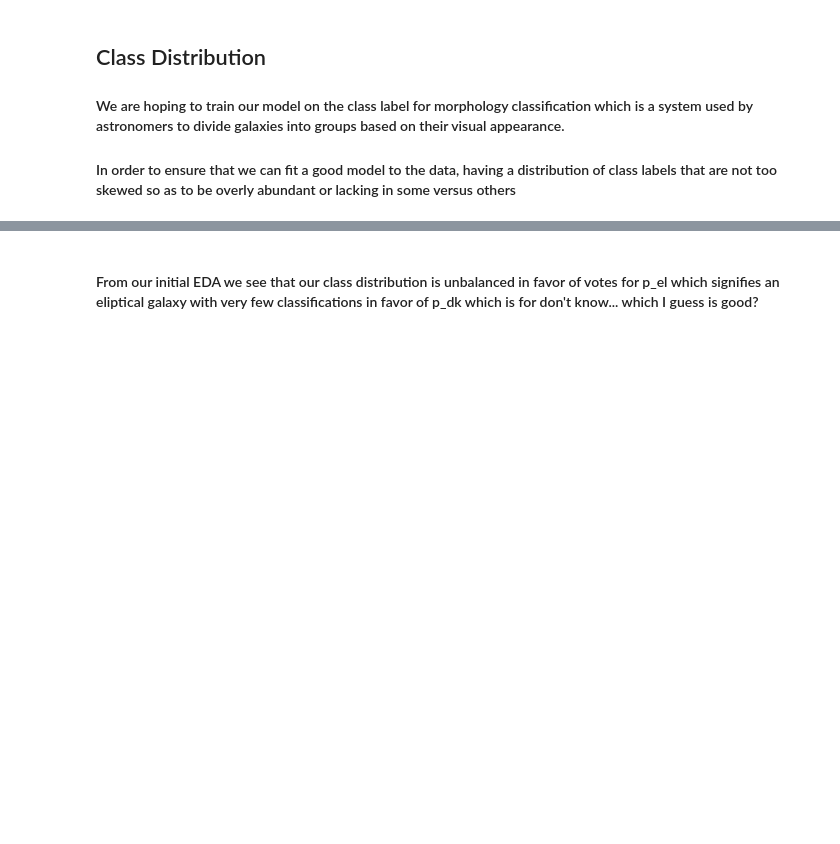
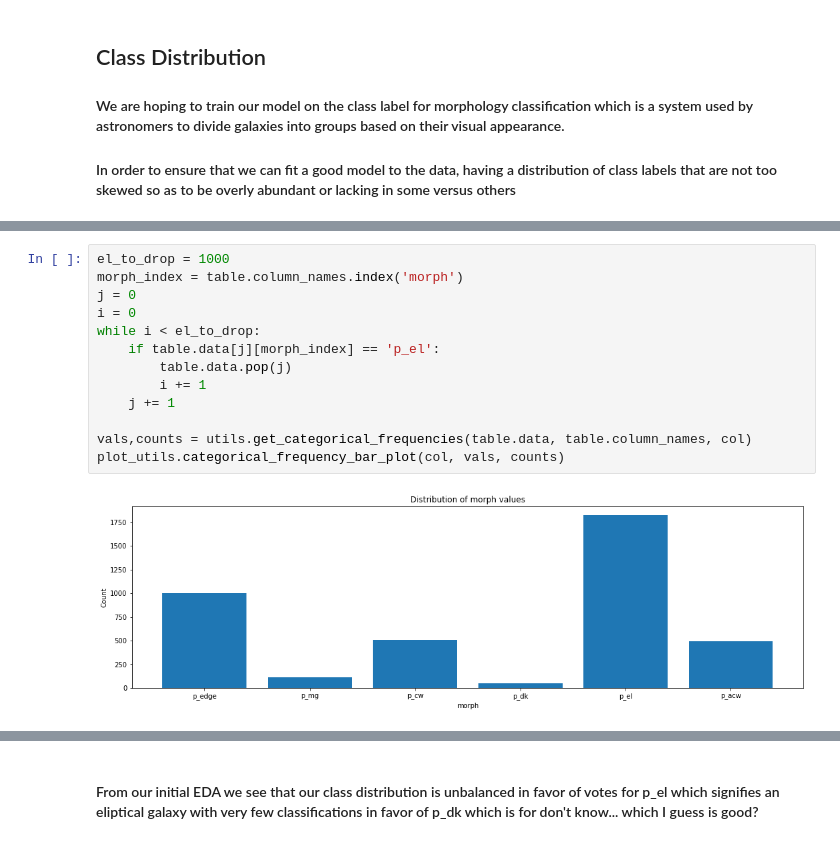
Before and after one commit to lfisher5/DataScienceAlgsProject, a Jupyter notebook: EDA_Clean.ipynb, the cells around one changed output, grey strips where cells are left out. Drawn from its saved outputs; the diff is of its cells as text; blank space fills up the shorter version.

```diff
--- a/EDA_Clean.ipynb
+++ b/EDA_Clean.ipynb
@@ -158,3 +158,18 @@ plot_utils.categorical_frequency_bar_plot(col, vals, counts)
+# %%
+el_to_drop = 1000
+morph_index = table.column_names.index('morph')
+j = 0
+i = 0
+while i < el_to_drop:
+    if table.data[j][morph_index] == 'p_el':
+        table.data.pop(j)
+        i += 1
+    j += 1
+
+vals,counts = utils.get_categorical_frequencies(table.data, table.column_names, col)
+plot_utils.categorical_frequency_bar_plot(col, vals, counts)
+# %% [output]
+[figure, added]
 # %%
 z_warning_col =  table.column_names.index('zWarning')
 row_indexes = [i for i in range(len(table.data)) if table.data[i][z_warning_col] != 0]
```
Also changed, not shown: parts of 12 cells of this notebook, 2 other files.
